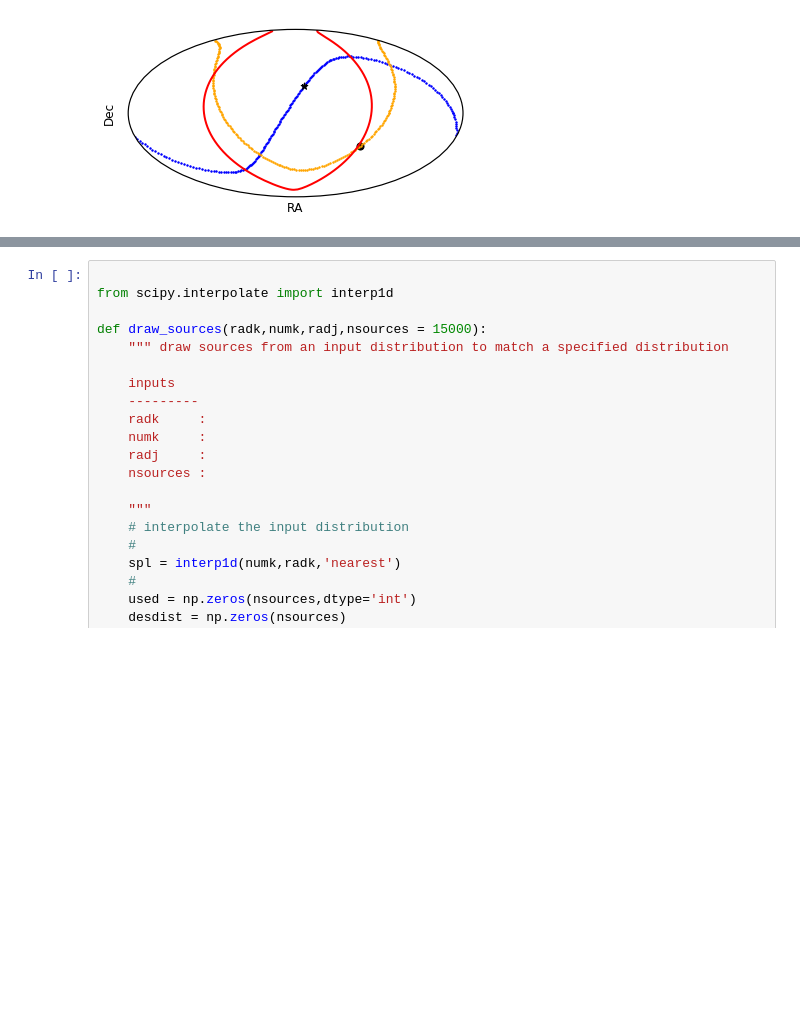
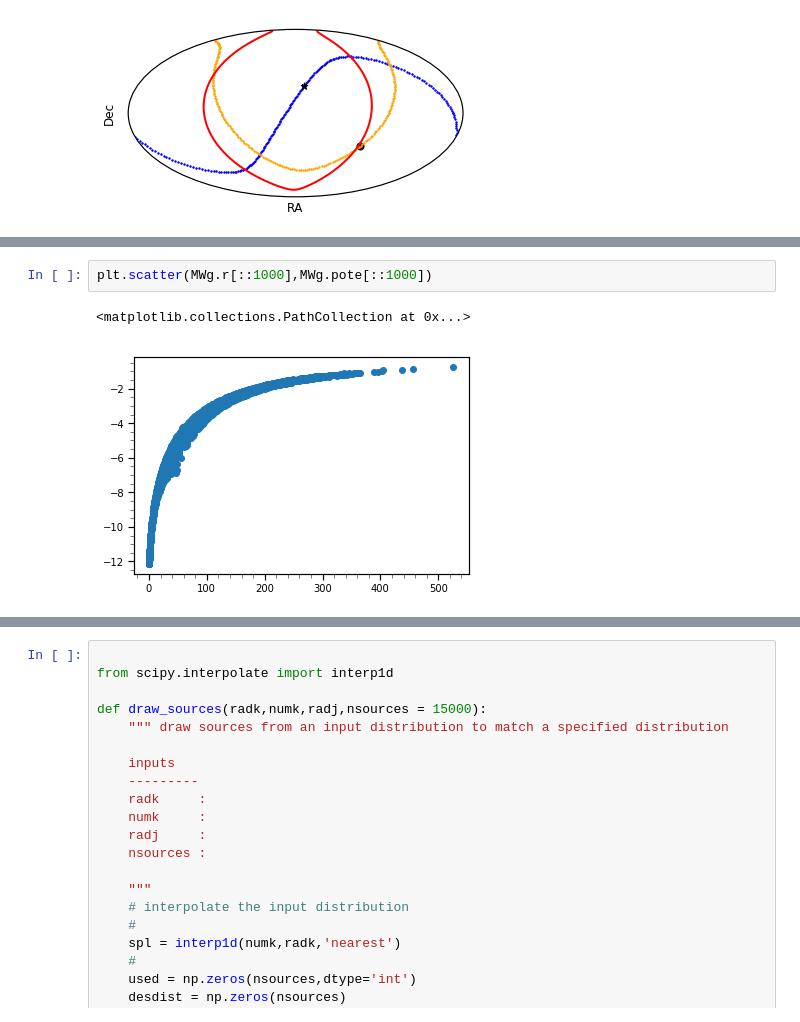
Before and after one commit to michael-petersen/rrlyrae-edr3, a Jupyter notebook: Mock_analysis.ipynb, the cells around one changed output, grey strips where cells are left out. Drawn from its saved outputs; the diff is of its cells as text; blank space fills up the shorter version.

```diff
--- a/Mock_analysis.ipynb
+++ b/Mock_analysis.ipynb
@@ -857,6 +859,11 @@ MW0g = process_mock(infile2,'mw',heliocentric=False)
 0.047513157 0.4187302 -0.12071374
 1.5103372e-05 -3.9501334e-05 -5.2806392e-08
 1.5103372e-05 -3.9501334e-05 -5.2806392e-08
+# %%
+plt.scatter(MWg.r[::1000],MWg.pote[::1000])
+# %% [output]
+<matplotlib.collections.PathCollection at 0x...>
+[figure, added]
 # %%
 
 # the catalog with A<1.0
```
Also changed, not shown: parts of 43 cells of this notebook, 17 other files.
